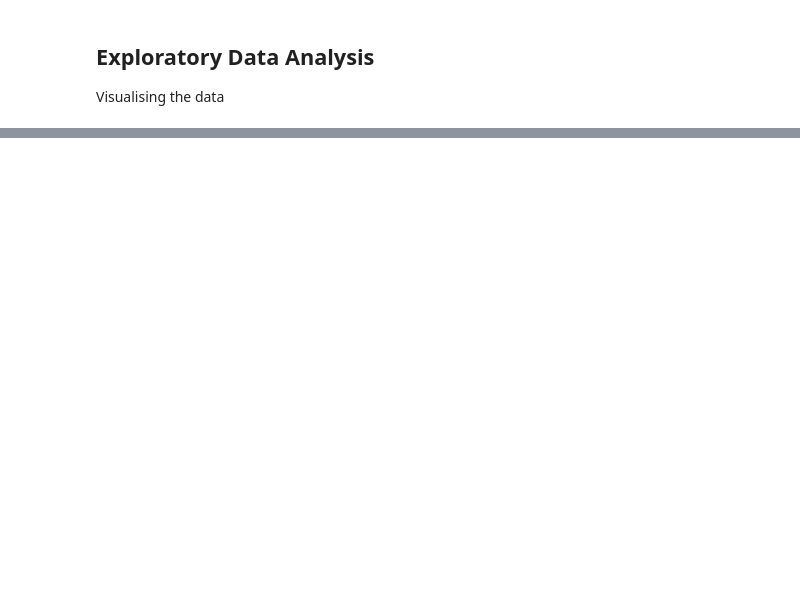
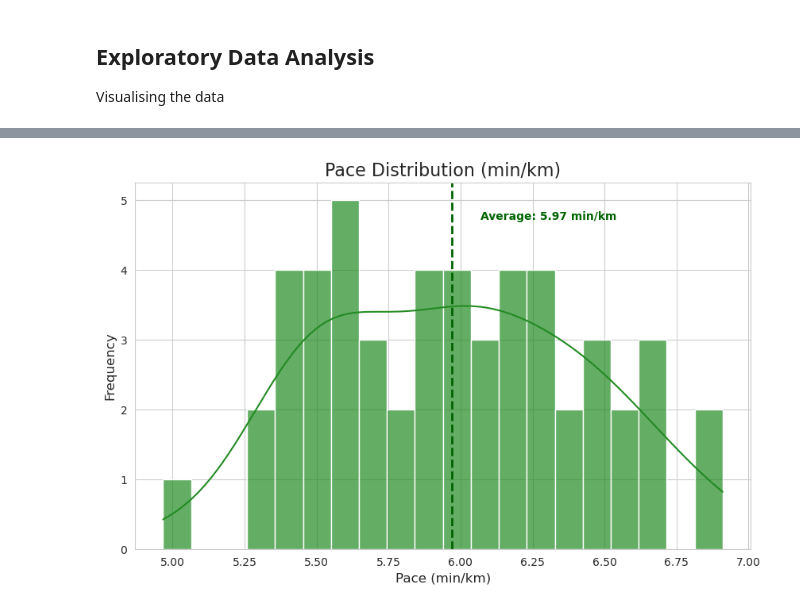
Before and after one commit to nab-iel/marathon-data, a Jupyter notebook: combined_analysis.ipynb, the cells around one changed output, grey strips where cells are left out. Cells and saved outputs as stored; diff of their text form; code cells hidden in the pictures; blank space fills up the shorter version.

```diff
--- a/combined_analysis.ipynb
+++ b/combined_analysis.ipynb
@@ -703,0 +621,29 @@ if 'Avg HR' in ts_df.columns and ts_df['Avg HR'].notna().any():
+# %%
+# Set up the figure with three subplots
+fig, ax1 = plt.subplots(figsize=(10, 6))
+
+# --- 1. Pace Distribution Plot ---
+if 'Pace (min/km)' in ts_df.columns and ts_df['Pace (min/km)'].notna().any():
+    # Filter out extreme values for better visualization (e.g., pauses during run)
+    pace_data = ts_df['Pace (min/km)']
+    # Use 95th percentile as cutoff for better visualization (excludes outliers)
+    pace_cutoff = np.percentile(pace_data.dropna(), 95)
+    pace_plot_data = pace_data[pace_data <= pace_cutoff]
+
+    # Create a KDE plot with histogram
+    sns.histplot(pace_plot_data, kde=True, ax=ax1, color='forestgreen', alpha=0.7, bins=20)
+
+    # Add vertical line for average pace
+    avg_pace = pace_plot_data.mean()
+    ax1.axvline(avg_pace, color='darkgreen', linestyle='--', linewidth=2)
+    ax1.text(avg_pace + 0.1, ax1.get_ylim()[1] * 0.9, f'Average: {avg_pace:.2f} min/km',
+             color='darkgreen', fontweight='bold')
+
+    ax1.set_title('Pace Distribution (min/km)', fontsize=16)
+    ax1.set_xlabel('Pace (min/km)', fontsize=12)
+    ax1.set_ylabel('Frequency', fontsize=12)
+else:
+    ax1.text(0.5, 0.5, 'No pace data available', ha='center', fontsize=14)
+    ax1.set_title('Pace Distribution (min/km)', fontsize=16)
+# %% [output]
+[figure, added]
```
Also changed, not shown: parts of 10 cells of this notebook.
